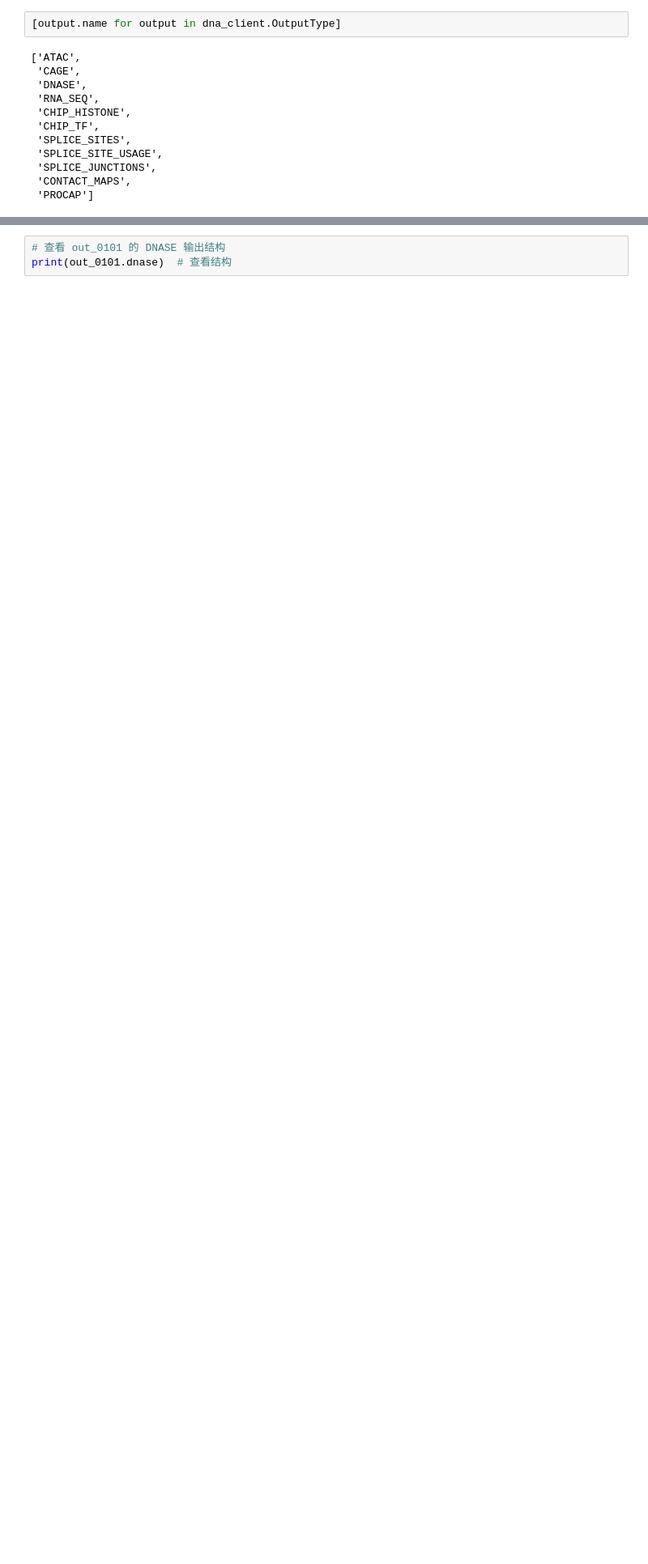
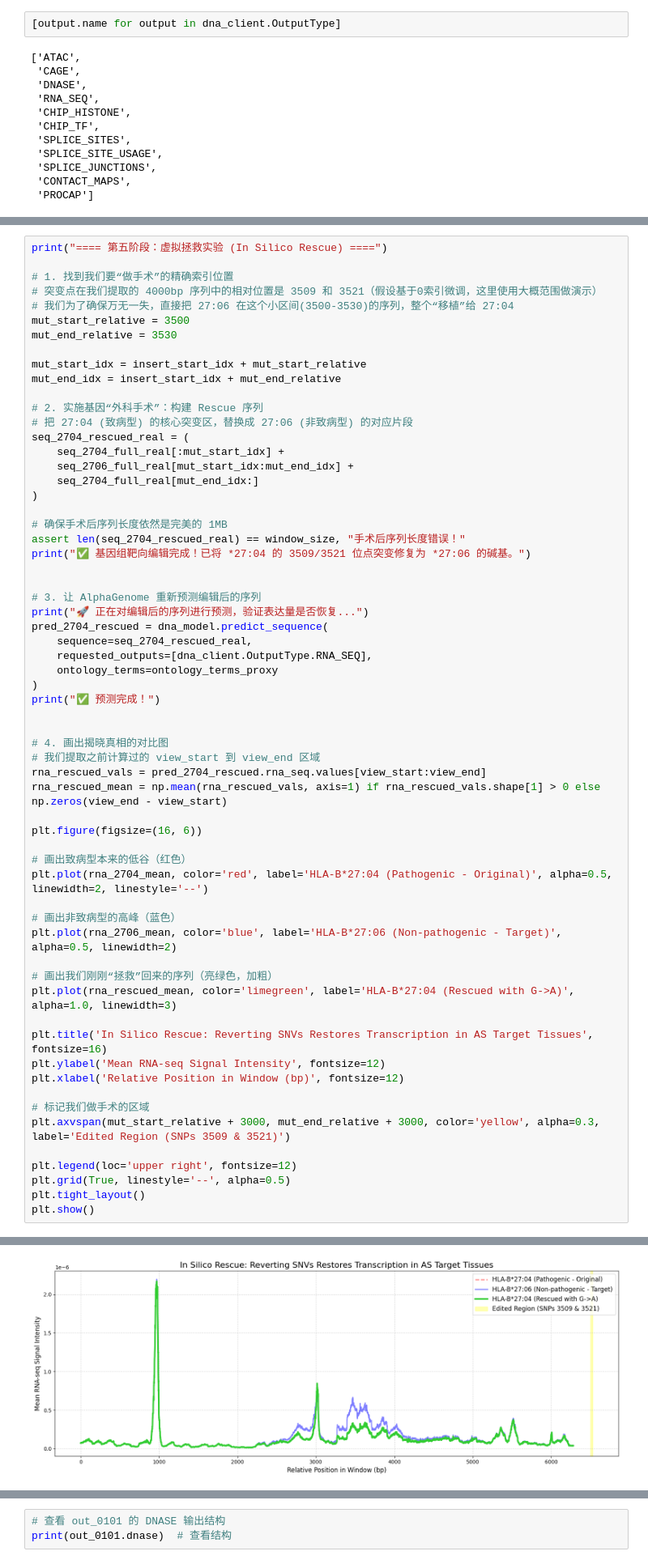
Before and after one commit to thathooo/AlphaGenome-HLA-B27, a Jupyter notebook: HLA_B27_Homologous_sequence_alignment_analysis.ipynb, the cells around one changed output, grey strips where cells are left out. Shown at 81% size. Drawn from its saved outputs; the diff is of its cells as text; blank space fills up the shorter version.

```diff
--- a/HLA_B27_Homologous_sequence_alignment_analysis.ipynb
+++ b/HLA_B27_Homologous_sequence_alignment_analysis.ipynb
@@ -155,0 +346,63 @@ Saved proxy tracks to: ./HLA_B27_proxy_tracks.csv
+# %%
+print("==== 第五阶段：虚拟拯救实验 (In Silico Rescue) ====")
+
+# 1. 找到我们要“做手术”的精确索引位置
+# 突变点在我们提取的 4000bp 序列中的相对位置是 3509 和 3521（假设基于0索引微调，这里使用大概范围做演示）
+# 我们为了确保万无一失，直接把 27:06 在这个小区间(3500-3530)的序列，整个“移植”给 27:04
+mut_start_relative = 3500
+mut_end_relative = 3530
+
+mut_start_idx = insert_start_idx + mut_start_relative
+mut_end_idx = insert_start_idx + mut_end_relative
+
+# 2. 实施基因“外科手术”：构建 Rescue 序列
+# 把 27:04 (致病型) 的核心突变区，替换成 27:06 (非致病型) 的对应片段
+seq_2704_rescued_real = (
+    seq_2704_full_real[:mut_start_idx] +
+    seq_2706_full_real[mut_start_idx:mut_end_idx] +
+    seq_2704_full_real[mut_end_idx:]
+)
+
+# 确保手术后序列长度依然是完美的 1MB
+assert len(seq_2704_rescued_real) == window_size, "手术后序列长度错误！"
+print("✅ 基因组靶向编辑完成！已将 *27:04 的 3509/3521 位点突变修复为 *27:06 的碱基。")
+
+
+# 3. 让 AlphaGenome 重新预测编辑后的序列
+print("🚀 正在对编辑后的序列进行预测，验证表达量是否恢复...")
+pred_2704_rescued = dna_model.predict_sequence(
+    sequence=seq_2704_rescued_real,
+    requested_outputs=[dna_client.OutputType.RNA_SEQ],
+    ontology_terms=ontology_terms_proxy
+)
+print("✅ 预测完成！")
+
+
+# 4. 画出揭晓真相的对比图
+# 我们提取之前计算过的 view_start 到 view_end 区域
+rna_rescued_vals = pred_2704_rescued.rna_seq.values[view_start:view_end]
+rna_rescued_mean = np.mean(rna_rescued_vals, axis=1) if rna_rescued_vals.shape[1] > 0 else np.zeros(view_end - view_start)
+
+plt.figure(figsize=(16, 6))
+
+# 画出致病型本来的低谷（红色）
+plt.plot(rna_2704_mean, color='red', label='HLA-B*27:04 (Pathogenic - Original)', alpha=0.5, linewidth=2, linestyle='--')
+
+# 画出非致病型的高峰（蓝色）
+plt.plot(rna_2706_mean, color='blue', label='HLA-B*27:06 (Non-pathogenic - Target)', alpha=0.5, linewidth=2)
+
+# 画出我们刚刚“拯救”回来的序列（亮绿色，加粗）
+plt.plot(rna_rescued_mean, color='limegreen', label='HLA-B*27:04 (Rescued with G->A)', alpha=1.0, linewidth=3)
+
+plt.title('In Silico Rescue: Reverting SNVs Restores Transcription in AS Target Tissues', fontsize=16)
+plt.ylabel('Mean RNA-seq Signal Intensity', fontsize=12)
+plt.xlabel('Relative Position in Window (bp)', fontsize=12)
+
+# 标记我们做手术的区域
+plt.axvspan(mut_start_relative + 3000, mut_end_relative + 3000, color='yellow', alpha=0.3, label='Edited Region (SNPs 3509 & 3521)')
+
+plt.legend(loc='upper right', fontsize=12)
+plt.grid(True, linestyle='--', alpha=0.5)
+plt.tight_layout()
+plt.show()
+# %% [output]
@@ -155,0 +413 @@ Saved proxy tracks to: ./HLA_B27_proxy_tracks.csv
+[figure, added]
```
Also changed, not shown: parts of 12 cells of this notebook.
